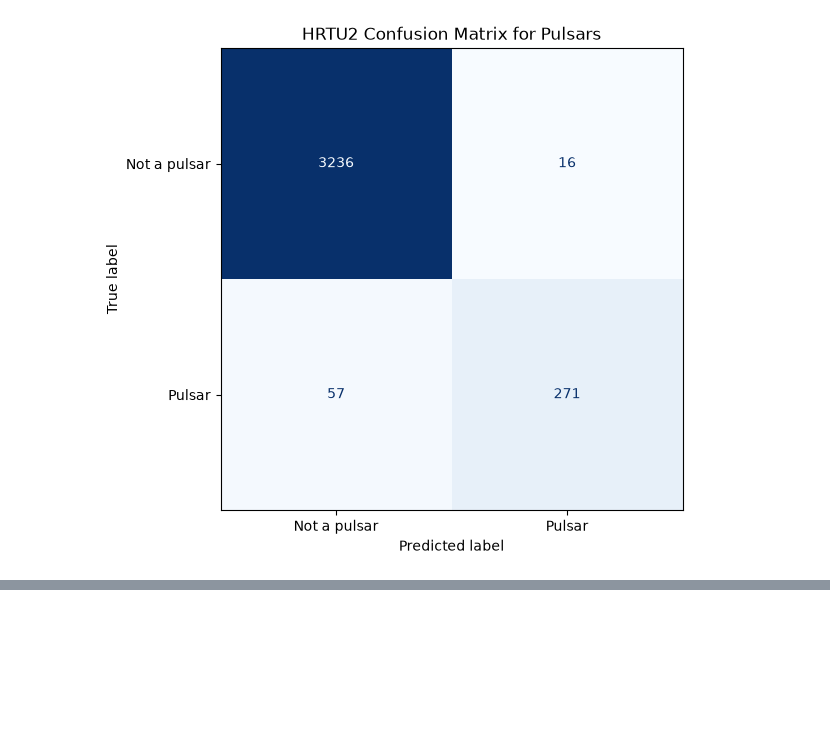
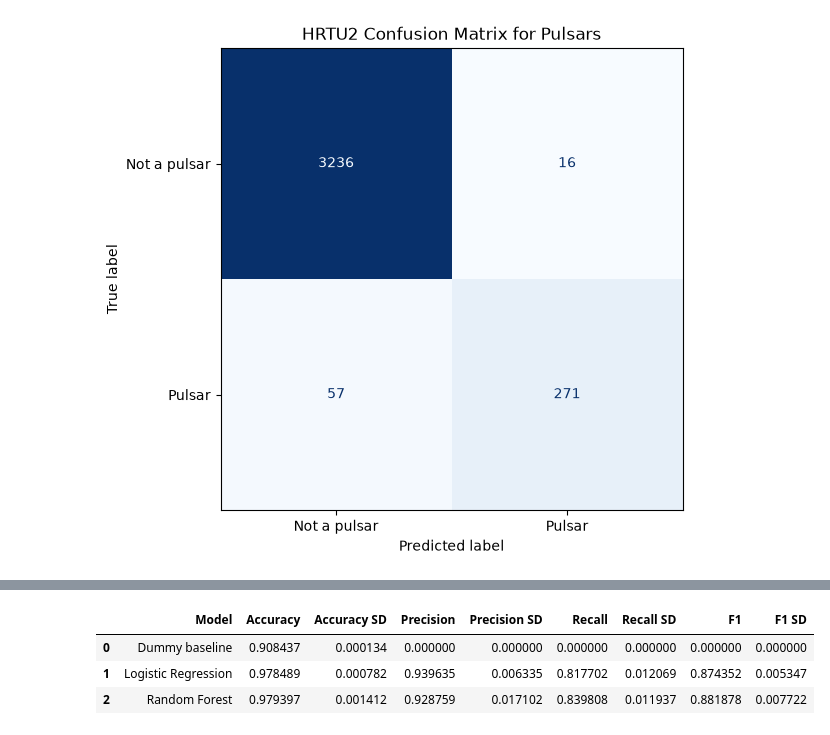
Before and after one commit to conorlong2002/MLPROJECT, a Jupyter notebook: Pulsar.ipynb, the cells around one changed output, grey strips where cells are left out. Cells and saved outputs as stored; diff of their text form; code cells hidden in the pictures; blank space fills up the shorter version.

```diff
--- a/Pulsar.ipynb
+++ b/Pulsar.ipynb
@@ -193,0 +256,44 @@ plt.show()
+# %%
+from sklearn.dummy import DummyClassifier
+from sklearn.ensemble import RandomForestClassifier
+
+models = {
+    'Dummy baseline': DummyClassifier(strategy='most_frequent'),
+    'Logistic Regression': pipeline,
+    'Random Forest': RandomForestClassifier(
+        n_estimators=100,
+        random_state=50
+    )
+}
+
+results = []
+
+for name, model in models.items():
+    scores = cross_validate(
+        estimator=model,
+        X=x_train,
+        y=y_train,
+        cv=cv_split,
+        scoring=scoring
+    )
+
+    results.append({
+    'Model': name,
+    'Accuracy': scores['test_accuracy'].mean(),
+    'Accuracy SD': scores['test_accuracy'].std(),
+    'Precision': scores['test_precision'].mean(),
+    'Precision SD': scores['test_precision'].std(),
+    'Recall': scores['test_recall'].mean(),
+    'Recall SD': scores['test_recall'].std(),
+    'F1': scores['test_f1'].mean(),
+    'F1 SD': scores['test_f1'].std()
+})
+
+
+results_table = pd.DataFrame(results)
+display(results_table)
+# %% [output]
+|  | Model | Accuracy | Accuracy SD | Precision | Precision SD | Recall | Recall SD | F1 | F1 SD |
+| 0 | Dummy baseline | 0.908437 | 0.000134 | 0.000000 | 0.000000 | 0.000000 | 0.000000 | 0.000000 | 0.000000 |
+| 1 | Logistic Regression | 0.978489 | 0.000782 | 0.939635 | 0.006335 | 0.817702 | 0.012069 | 0.874352 | 0.005347 |
+| 2 | Random Forest | 0.979397 | 0.001412 | 0.928759 | 0.017102 | 0.839808 | 0.011937 | 0.881878 | 0.007722 |
```
Also changed, not shown: parts of 14 cells of this notebook.
